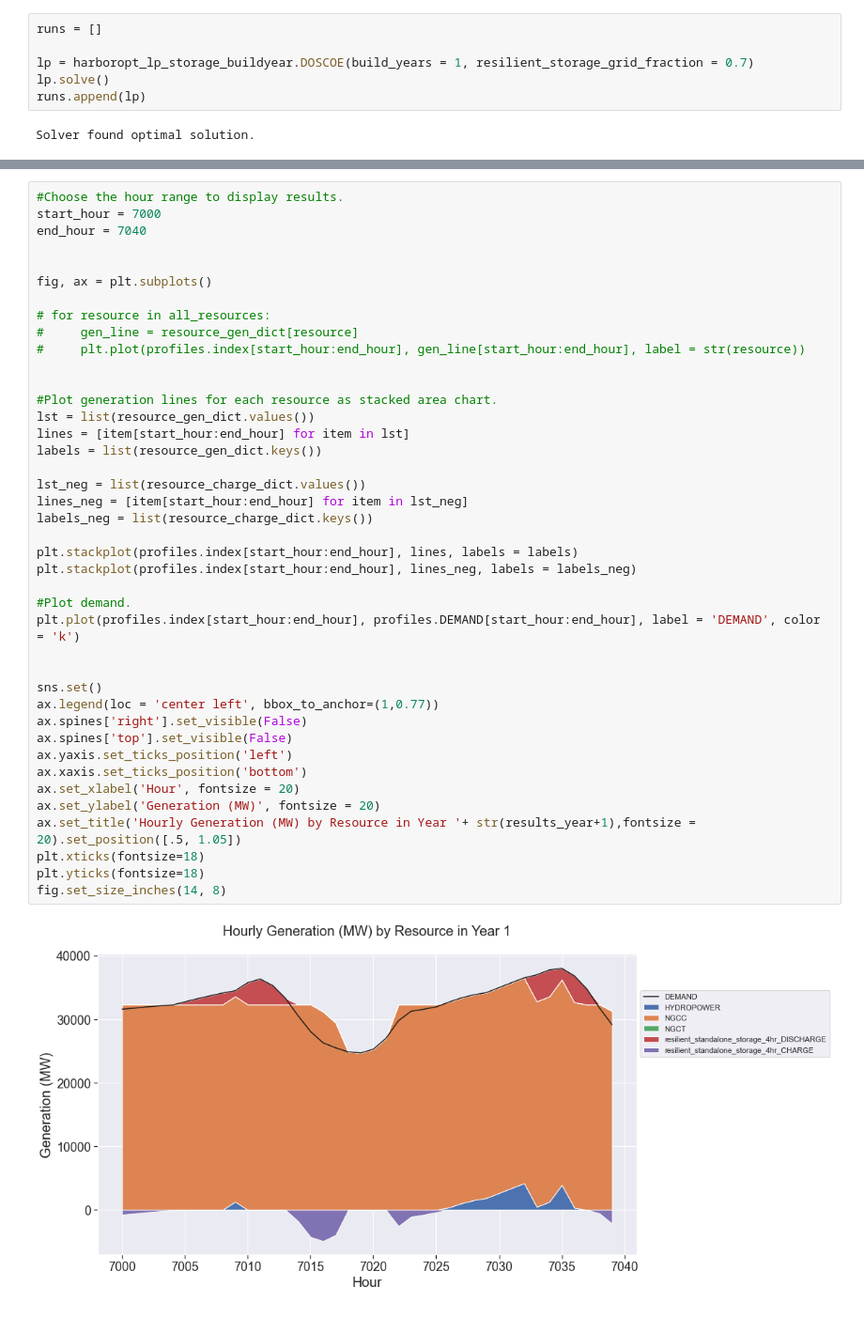
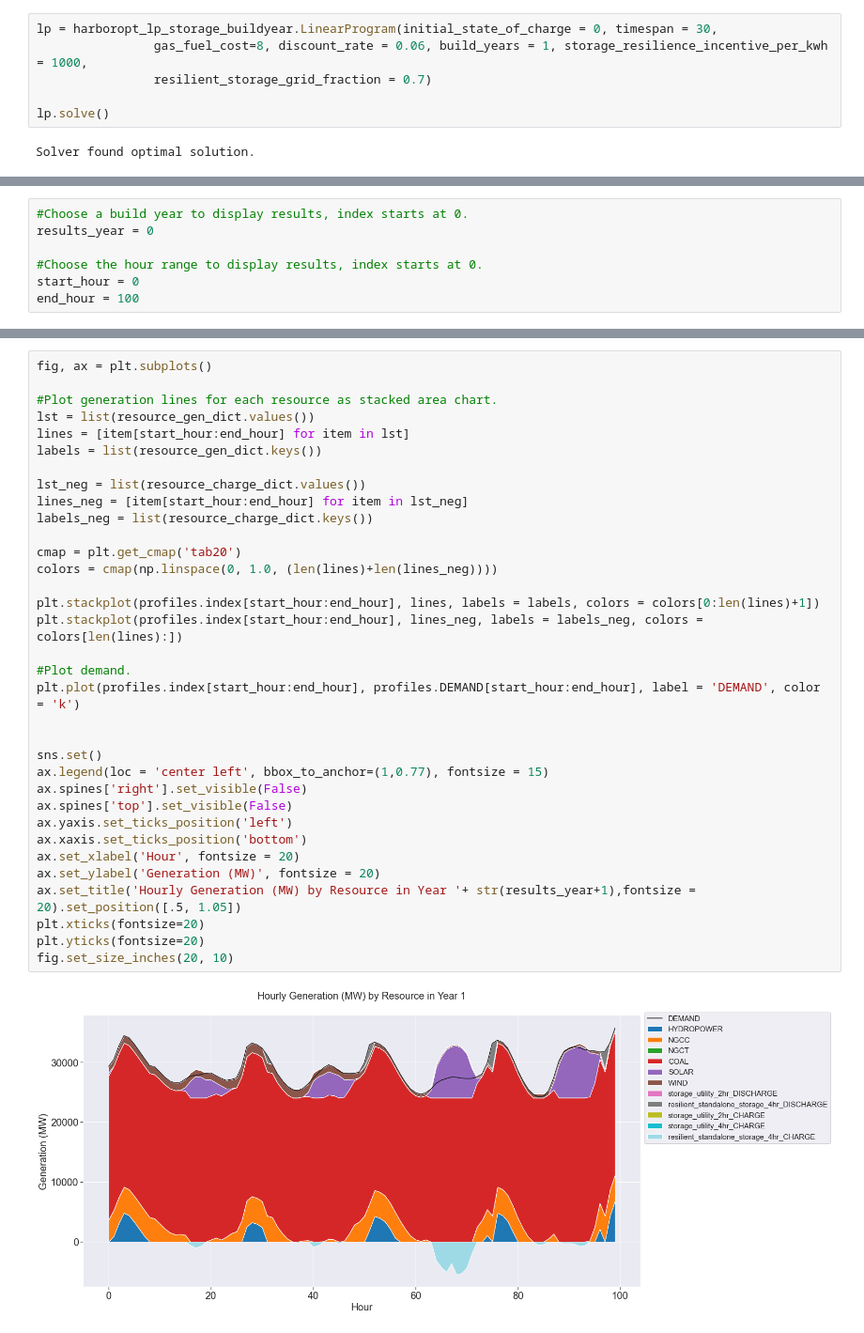
Before and after one commit to PSEHE/harboropt, a Jupyter notebook: run_harboropt_lp_storage_buildyear.ipynb, the cells around one changed output, grey strips where cells are left out. Shown: that part at 94% size. Saved outputs shown, nothing was run; the diff lists cells and outputs as text.

```diff
--- a/run_harboropt_lp_storage_buildyear.ipynb
+++ b/run_harboropt_lp_storage_buildyear.ipynb
@@ -15,8 +31,8 @@ import seaborn as sns
 # %%
-runs = []
+lp = harboropt_lp_storage_buildyear.LinearProgram(initial_state_of_charge = 0, timespan = 30,
+                gas_fuel_cost=8, discount_rate = 0.06, build_years = 1, storage_resilience_incentive_per_kwh = 1000,
+                resilient_storage_grid_fraction = 0.7)
 
-lp = harboropt_lp_storage_buildyear.DOSCOE(build_years = 1, resilient_storage_grid_fraction = 0.7)
 lp.solve()
-runs.append(lp)
 # %% [output]
 Solver found optimal solution.
@@ -24,0 +41,7 @@ Solver found optimal solution.
+# %%
+#Choose a build year to display results, index starts at 0.
+results_year = 0
+
+#Choose the hour range to display results, index starts at 0.
+start_hour = 0
+end_hour = 100
@@ -76,43 +98,36 @@ all_resources = list(resource_gen_dict.keys())
 # %%
-#Choose the hour range to display results.
-start_hour = 7000
-end_hour = 7040
-
-
 fig, ax = plt.subplots()
-
-# for resource in all_resources:
-#     gen_line = resource_gen_dict[resource]
-#     plt.plot(profiles.index[start_hour:end_hour], gen_line[start_hour:end_hour], label = str(resource))
-
 
 #Plot generation lines for each resource as stacked area chart.
 lst = list(resource_gen_dict.values())
 lines = [item[start_hour:end_hour] for item in lst]
 labels = list(resource_gen_dict.keys())
 
 lst_neg = list(resource_charge_dict.values())
 lines_neg = [item[start_hour:end_hour] for item in lst_neg]
 labels_neg = list(resource_charge_dict.keys())
 
-plt.stackplot(profiles.index[start_hour:end_hour], lines, labels = labels)
-plt.stackplot(profiles.index[start_hour:end_hour], lines_neg, labels = labels_neg)
+cmap = plt.get_cmap('tab20')
+colors = cmap(np.linspace(0, 1.0, (len(lines)+len(lines_neg))))
+
+plt.stackplot(profiles.index[start_hour:end_hour], lines, labels = labels, colors = colors[0:len(lines)+1])
+plt.stackplot(profiles.index[start_hour:end_hour], lines_neg, labels = labels_neg, colors = colors[len(lines):])
 
 #Plot demand.
 plt.plot(profiles.index[start_hour:end_hour], profiles.DEMAND[start_hour:end_hour], label = 'DEMAND', color = 'k')
 
 
 sns.set()
-ax.legend(loc = 'center left', bbox_to_anchor=(1,0.77))
+ax.legend(loc = 'center left', bbox_to_anchor=(1,0.77), fontsize = 15)
 ax.spines['right'].set_visible(False)
 ax.spines['top'].set_visible(False)
 ax.yaxis.set_ticks_position('left')
 ax.xaxis.set_ticks_position('bottom')
 ax.set_xlabel('Hour', fontsize = 20)
 ax.set_ylabel('Generation (MW)', fontsize = 20)
 ax.set_title('Hourly Generation (MW) by Resource in Year '+ str(results_year+1),fontsize = 20).set_position([.5, 1.05])
-plt.xticks(fontsize=18)
-plt.yticks(fontsize=18)
-fig.set_size_inches(14, 8)
+plt.xticks(fontsize=20)
+plt.yticks(fontsize=20)
+fig.set_size_inches(20, 10)
 # %% [output]
-[figure, old version]
+[figure, new version]
```
Also changed, not shown: parts of 18 cells of this notebook, 5 other files.
